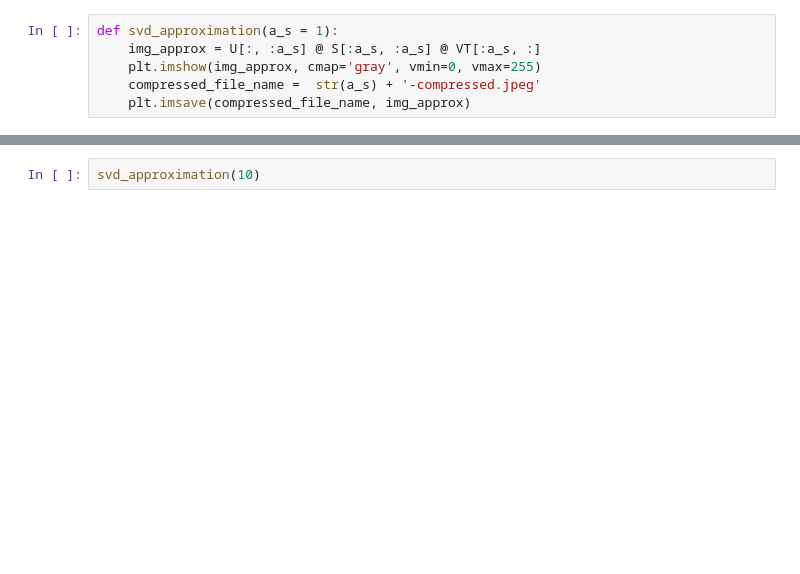
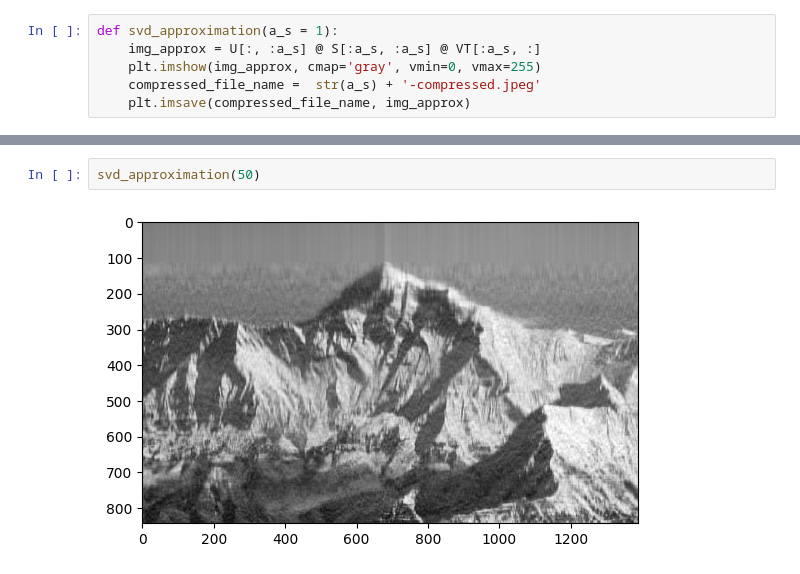
Before and after one commit to PradipShrestha/svd-image-compression, a Jupyter notebook: SVD-Image compression.ipynb, the cells around one changed output, grey strips where cells are left out. Cells and saved outputs as stored; diff of their text form; blank space fills up the shorter version.

```diff
--- a/SVD-Image compression.ipynb
+++ b/SVD-Image compression.ipynb
@@ -48,2 +59,4 @@ svd_approximation(5)
 # %%
-svd_approximation(10)
+svd_approximation(50)
+# %% [output]
+[figure, added]
```
Also changed, not shown: parts of 6 cells of this notebook, 8 other files.
